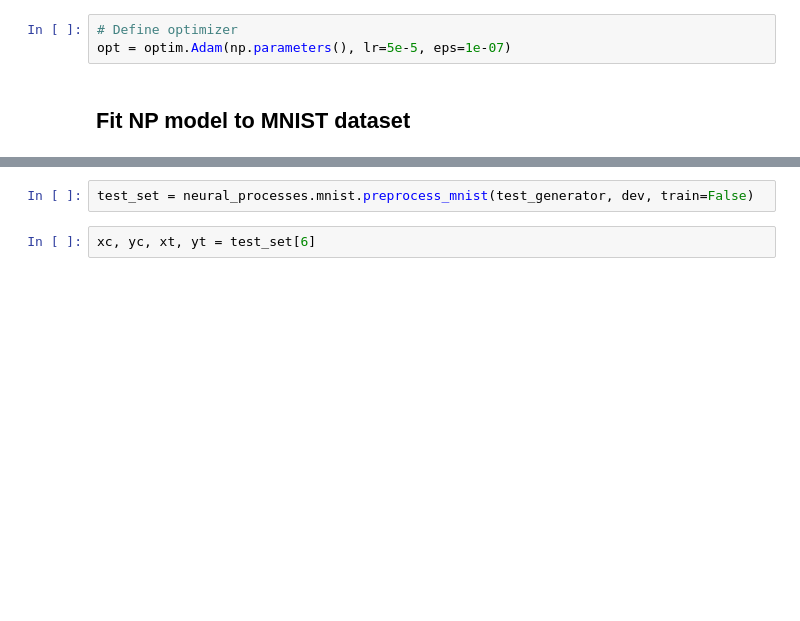
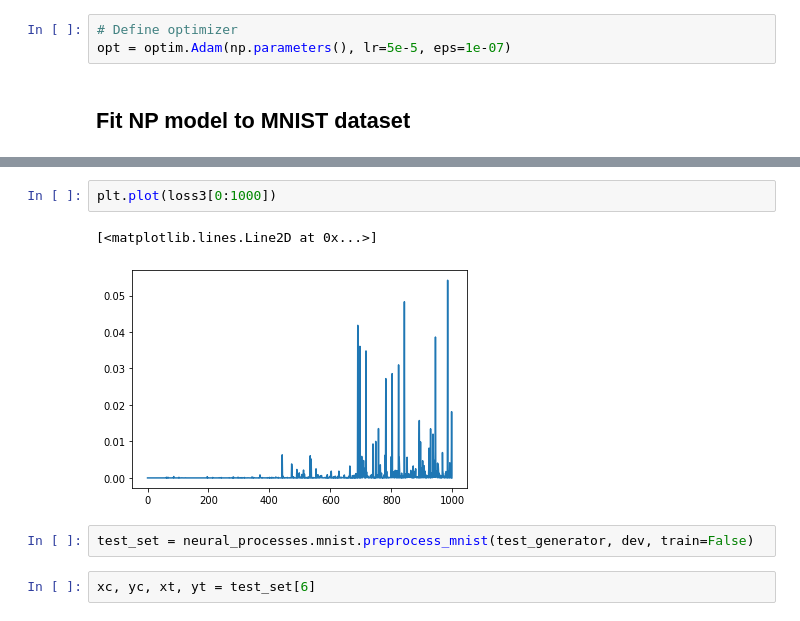
Before and after one commit to rodrigobdz/neural-processes, a Jupyter notebook: neural-processes.ipynb, the cells around one changed output, grey strips where cells are left out. Saved outputs shown, nothing was run; the diff lists cells and outputs as text; blank space fills up the shorter version.

```diff
--- a/neural-processes.ipynb
+++ b/neural-processes.ipynb
@@ -287,3 +383,8 @@ mu, sigma, _ = np._fit(epochs,
+# %%
+plt.plot(loss3[0:1000])
+# %% [output]
+[<matplotlib.lines.Line2D at 0x...>]
+[figure, added]
 # %%
 test_set = neural_processes.mnist.preprocess_mnist(test_generator, dev, train=False)
 # %%
```
Also changed, not shown: parts of 20 cells of this notebook, 2 other files.
